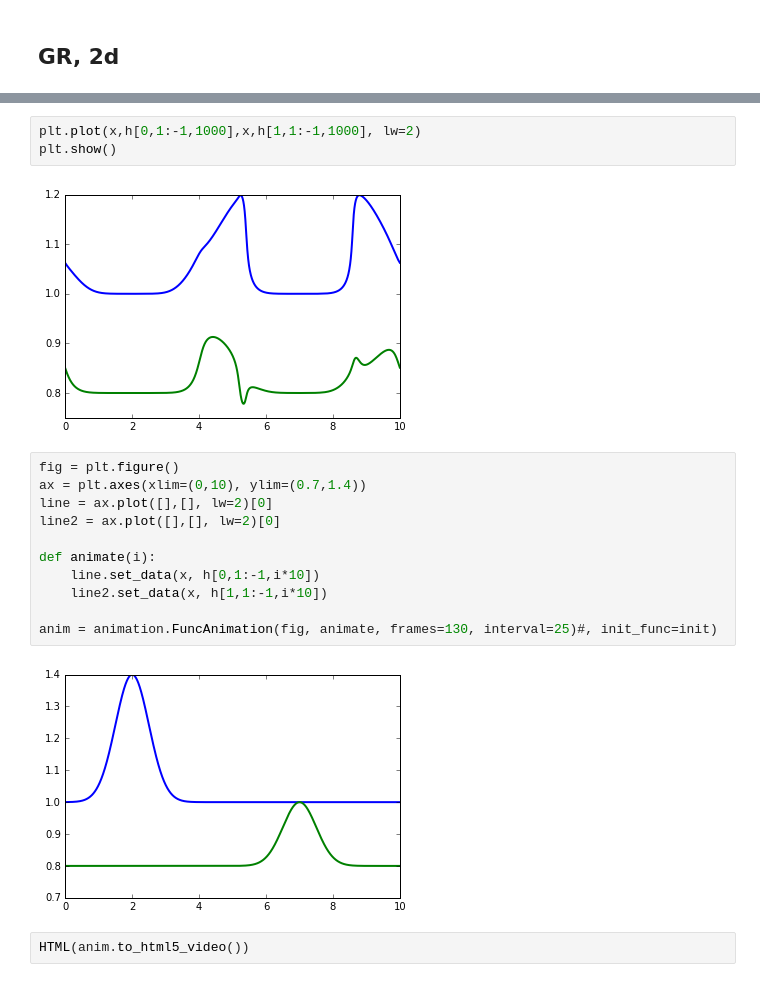
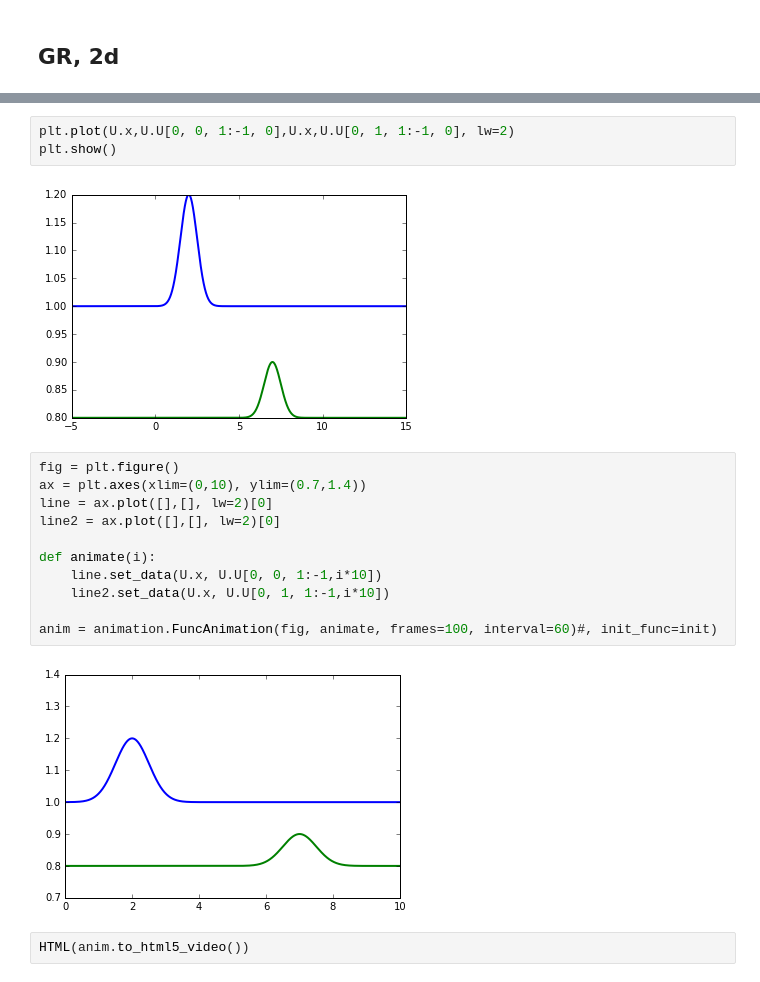
Before and after one commit to harpolea/swerve, a Jupyter notebook: Shallow_Water_Equations.ipynb, the cells around one changed output, grey strips where cells are left out. Cells and saved outputs as stored; diff of their text form.

```diff
--- a/Shallow_Water_Equations.ipynb
+++ b/Shallow_Water_Equations.ipynb
@@ -725,8 +739,8 @@ AttributeError: 'U' object has no attribute 'g'
 # %%
-plt.plot(x,h[0,1:-1,1000],x,h[1,1:-1,1000], lw=2)
+plt.plot(U.x,U.U[0, 0, 1:-1, 0],U.x,U.U[0, 1, 1:-1, 0], lw=2)
 plt.show()
 # %% [output]
-[figure, old version]
+[figure, new version]
 # %%
 fig = plt.figure()
 ax = plt.axes(xlim=(0,10), ylim=(0.7,1.4))
@@ -734,12 +748,12 @@ line = ax.plot([],[], lw=2)[0]
 line2 = ax.plot([],[], lw=2)[0]
 
 def animate(i):
-    line.set_data(x, h[0,1:-1,i*10])
-    line2.set_data(x, h[1,1:-1,i*10])
+    line.set_data(U.x, U.U[0, 0, 1:-1,i*10])
+    line2.set_data(U.x, U.U[0, 1, 1:-1,i*10])
 
-anim = animation.FuncAnimation(fig, animate, frames=130, interval=25)#, init_func=init)
+anim = animation.FuncAnimation(fig, animate, frames=100, interval=60)#, init_func=init)
 # %% [output]
-[figure, old version]
+[figure, new version]
 # %%
 HTML(anim.to_html5_video())
 # %% [output]
```
Also changed, not shown: parts of 5 cells of this notebook, 1 other file.
